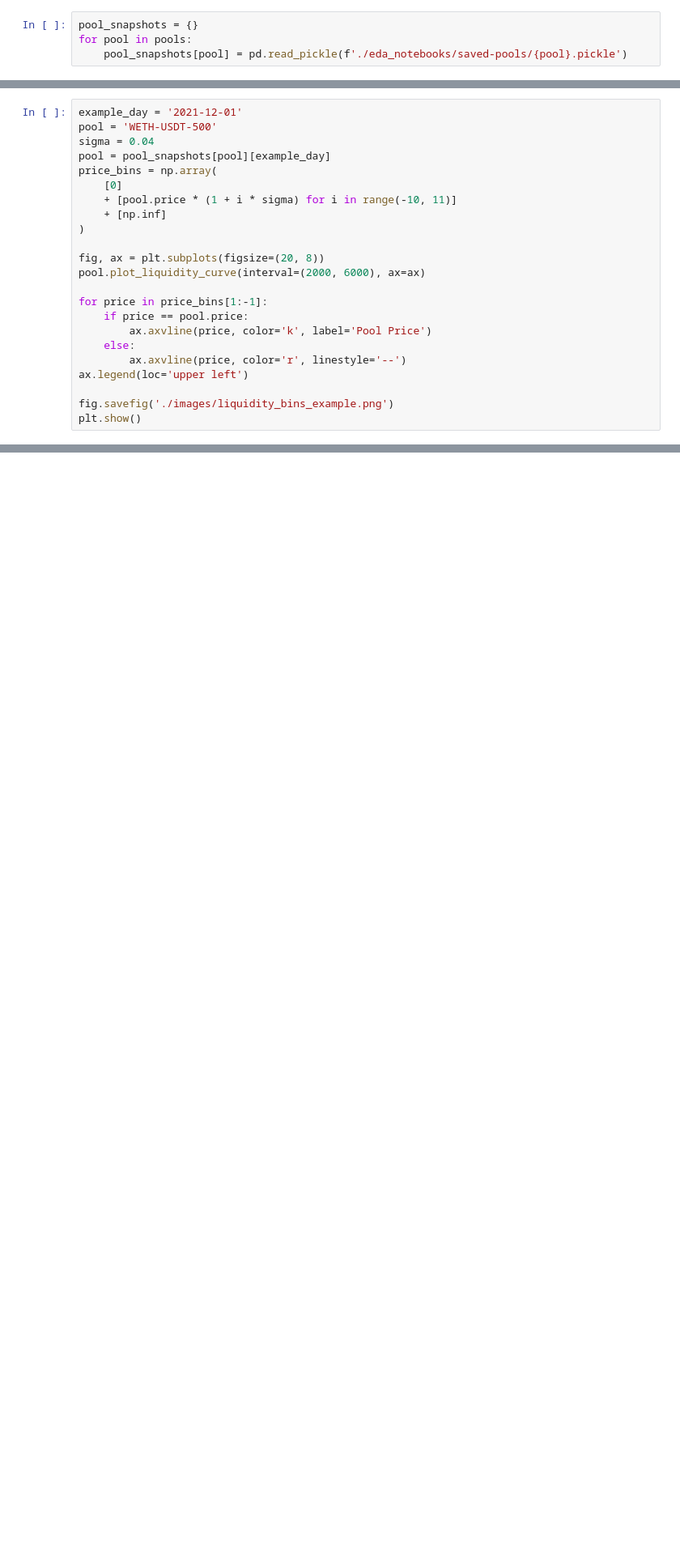
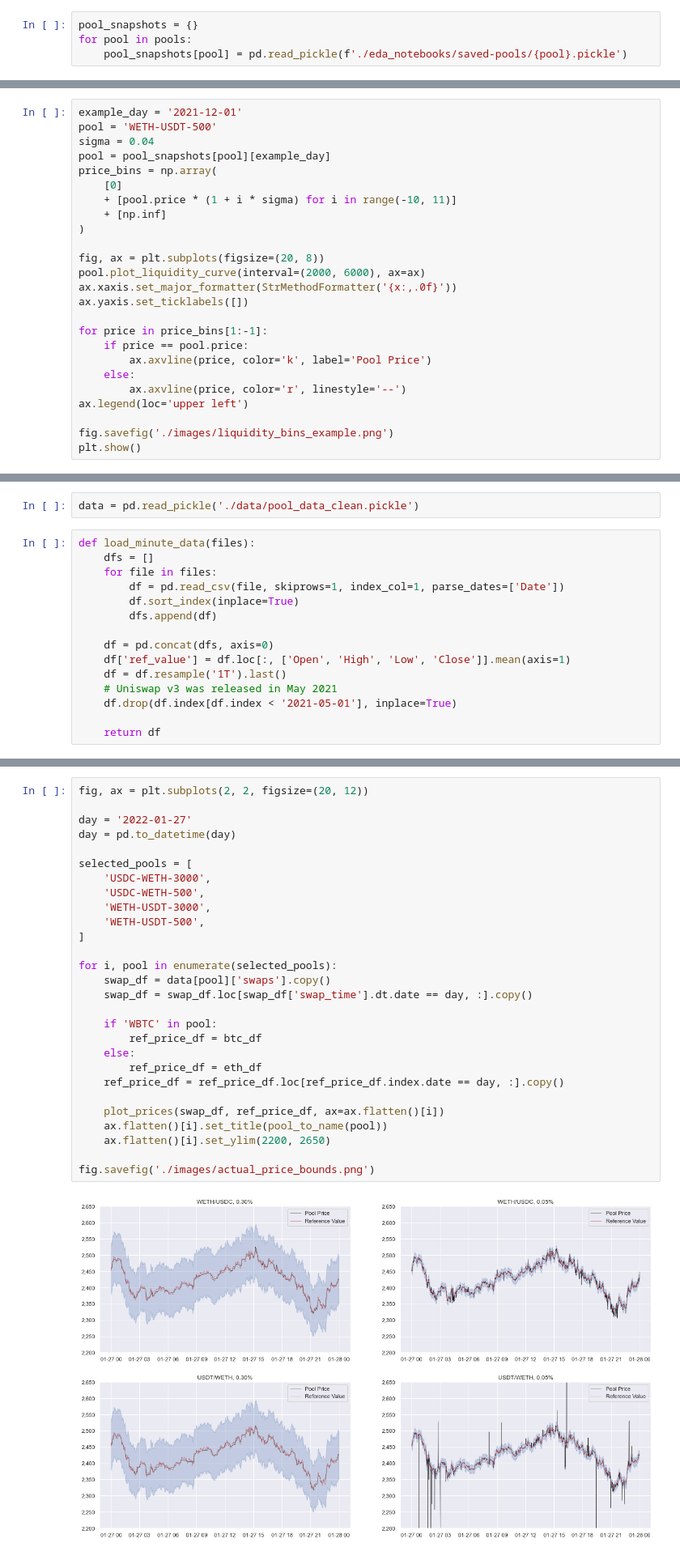
Before and after one commit to pradeeptadas/uniswap-v3-project, a Jupyter notebook: Report Images.ipynb, the cells around one changed output, grey strips where cells are left out. Shown at 81% size. Saved outputs shown, nothing was run; the diff lists cells and outputs as text; blank space fills up the shorter version.

```diff
--- a/Report Images.ipynb
+++ b/Report Images.ipynb
@@ -199,6 +213,8 @@ price_bins = np.array(
 
 fig, ax = plt.subplots(figsize=(20, 8))
 pool.plot_liquidity_curve(interval=(2000, 6000), ax=ax)
+ax.xaxis.set_major_formatter(StrMethodFormatter('{x:,.0f}'))
+ax.yaxis.set_ticklabels([])
 
 for price in price_bins[1:-1]:
     if price == pool.price:
@@ -213,0 +230,17 @@ plt.show()
+# %%
+data = pd.read_pickle('./data/pool_data_clean.pickle')
+# %%
+def load_minute_data(files):
+    dfs = []
+    for file in files:
+        df = pd.read_csv(file, skiprows=1, index_col=1, parse_dates=['Date'])
+        df.sort_index(inplace=True)
+        dfs.append(df)
+
+    df = pd.concat(dfs, axis=0)
+    df['ref_value'] = df.loc[:, ['Open', 'High', 'Low', 'Close']].mean(axis=1)
+    df = df.resample('1T').last()
+    # Uniswap v3 was released in May 2021
+    df.drop(df.index[df.index < '2021-05-01'], inplace=True)
+
+    return df
@@ -213,0 +324,30 @@ plt.show()
+# %%
+fig, ax = plt.subplots(2, 2, figsize=(20, 12))
+
+day = '2022-01-27'
+day = pd.to_datetime(day)
+
+selected_pools = [
+    'USDC-WETH-3000',
+    'USDC-WETH-500',
+    'WETH-USDT-3000',
+    'WETH-USDT-500',
+]
+
+for i, pool in enumerate(selected_pools):
+    swap_df = data[pool]['swaps'].copy()
+    swap_df = swap_df.loc[swap_df['swap_time'].dt.date == day, :].copy()
+
+    if 'WBTC' in pool:
+        ref_price_df = btc_df
+    else:
+        ref_price_df = eth_df
+    ref_price_df = ref_price_df.loc[ref_price_df.index.date == day, :].copy()
+
+    plot_prices(swap_df, ref_price_df, ax=ax.flatten()[i])
+    ax.flatten()[i].set_title(pool_to_name(pool))
+    ax.flatten()[i].set_ylim(2200, 2650)
+
+fig.savefig('./images/actual_price_bounds.png')
+# %% [output]
+[figure, added]
```
Also changed, not shown: parts of 10 cells of this notebook, 7 other files.
